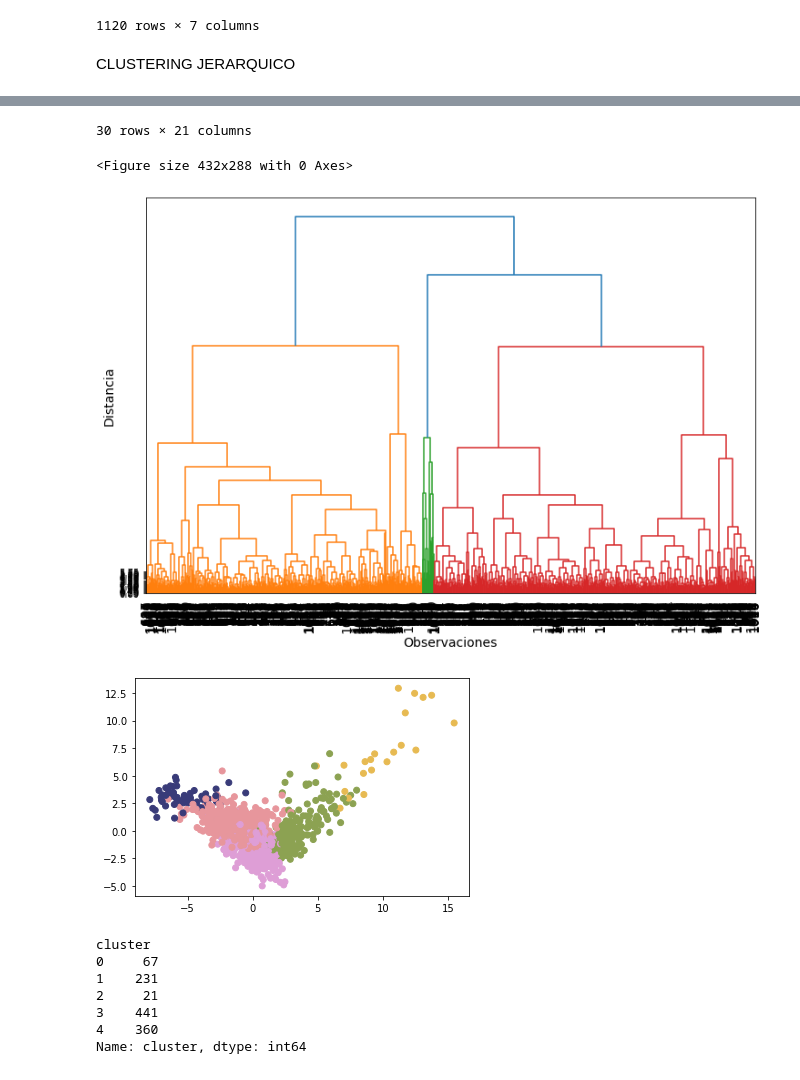
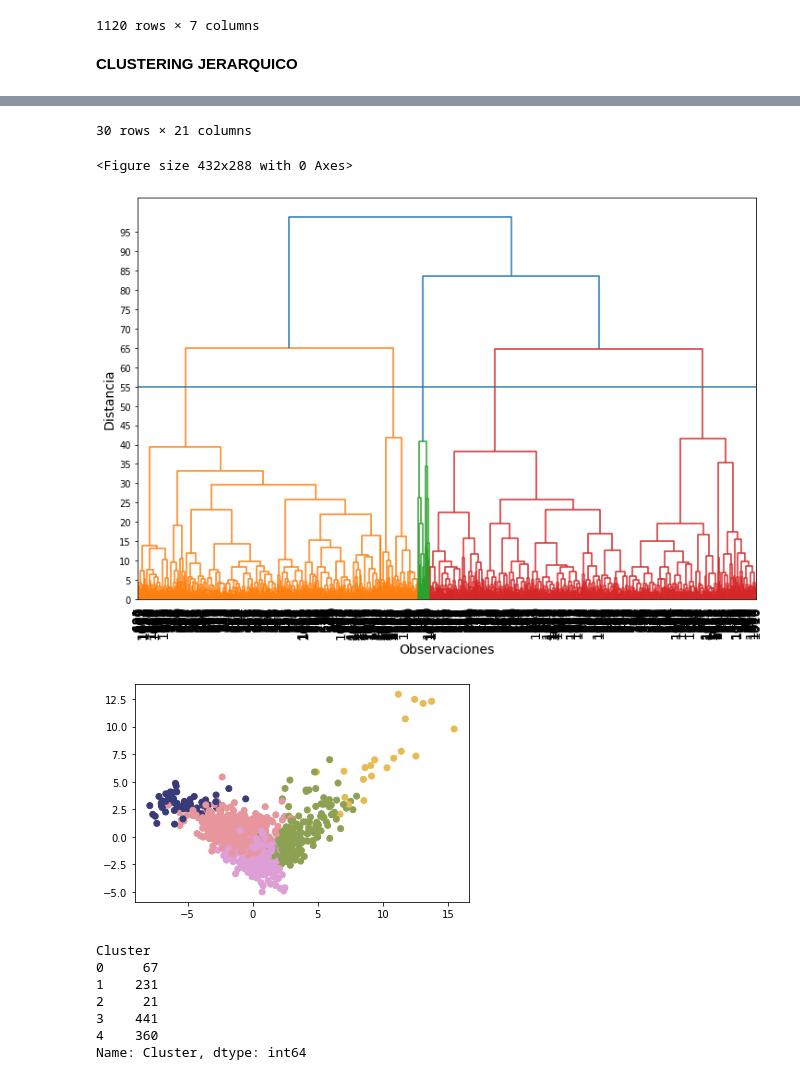
Before and after one commit to freddy120/MIAD_no_supervisado_project, a Jupyter notebook: notebook/DBSCAN y Clustering Jerarquico.ipynb, the cells around one changed output, grey strips where cells are left out. Cells and saved outputs as stored; diff of their text form; code cells hidden in the pictures.

Commit message:
Actualizacion notebook DBSCAN y Clustering Jerarquico

```diff
--- a/notebook/DBSCAN.ipynb
+++ b/notebook/DBSCAN y Clustering Jerarquico.ipynb
@@ -707,7 +675,7 @@ descripcion.sort_values('Cases2019')
 | 686 | 50001 | Villavicencio | 0.93 | 8258 | 538824 | 0.015326 | ... |
 1120 rows × 7 columns
 # %% [markdown]
-CLUSTERING JERARQUICO
+**CLUSTERING JERARQUICO**
 # %%
 from random import seed
 from scipy.spatial.distance import pdist
@@ -736,49 +704,50 @@ from scipy.cluster.hierarchy import dendrogram
 fig, ax = plt.subplots(figsize=(12, 8))
 d = dendrogram(Z, show_leaf_counts=True, leaf_font_size=14, ax=ax)
 ax.set_xlabel('Observaciones', fontsize=14)
-ax.set_yticks(np.arange(0, 6, 0.25))
+ax.set_yticks(np.arange(0, 100, 5))
 ax.set_ylabel('Distancia', fontsize=14)
+ax.hlines(55,0,20000)
 plt.show()
 
 cluster_sk = AgglomerativeClustering(n_clusters=5, affinity='euclidean', linkage='ward')
 cluster_sk =cluster_sk.fit_predict(X)
 
 plt.scatter(X[:,0], X[:,1], c=cluster_sk, cmap='tab20b')
 plt.show()
 # %% [output]
 [figure]
 |  | PC1 | PC2 | PC3 | PC4 | PC5 | PC6 | PC7 | PC8 | PC9 | PC10 | ... | ... |
 | Municipality code | -0.056886 | 0.043731 | -0.022049 | -0.113373 | 0.442350 | 0.321293 | -0.263727 | 0.314189 | 0.342159 | 0.154277 | ... | ... |
 | Age0-4(%) | -0.233001 | 0.252084 | -0.017994 | -0.113743 | -0.053824 | -0.071283 | 0.144312 | -0.092224 | -0.108993 | -0.024727 | ... | ... |
 | Age5-14(%) | -0.262633 | 0.199441 | 0.104334 | -0.160567 | 0.059847 | -0.057053 | 0.074439 | -0.069713 | -0.125456 | -0.002205 | ... | ... |
 | Age15-29(%) | -0.114329 | 0.301675 | -0.122565 | -0.134756 | -0.062521 | 0.212618 | 0.352386 | 0.054624 | 0.136781 | -0.159004 | ... | ... |
 | Age>30(%) | 0.244072 | -0.286147 | -0.004891 | 0.166517 | 0.005326 | -0.031925 | -0.210754 | 0.040288 | 0.043272 | 0.067915 | ... | ... |
 | AfrocolombianPopulation(%) | -0.104381 | 0.175368 | -0.068485 | -0.012117 | -0.422054 | -0.199735 | -0.374410 | -0.122425 | 0.196195 | -0.142325 | ... | ... |
 | IndianPopulation(%) | -0.156858 | 0.135921 | 0.295475 | -0.148259 | 0.082007 | 0.350136 | 0.010252 | 0.081576 | -0.089994 | 0.282723 | ... | ... |
 | PeoplewithDisabilities(%) | 0.049381 | -0.279831 | 0.173681 | 0.143156 | -0.027175 | 0.178577 | -0.161493 | -0.102302 | 0.317676 | -0.248497 | ... | ... |
 | Peoplewhocannotreadorwrite(%) | -0.240452 | -0.009965 | 0.087743 | 0.176780 | -0.068884 | -0.318956 | -0.139873 | -0.029102 | -0.114148 | 0.058797 | ... | ... |
 | Secondary/HigherEducation(%) | 0.239770 | 0.198668 | -0.255619 | -0.050455 | -0.105854 | 0.135394 | -0.005883 | 0.058317 | -0.069185 | 0.133607 | ... | ... |
 | ... | ... | ... | ... | ... | ... | ... | ... | ... | ... | ... | ... | ... |
 | TEMPERATURE_dec_18 | -0.144487 | 0.208383 | -0.244112 | 0.080866 | 0.127075 | -0.271158 | -0.276308 | 0.004501 | -0.128412 | 0.163099 | ... | ... |
 | PRECIPITATION_dec_18 | -0.113134 | 0.141729 | 0.282582 | -0.262379 | -0.102997 | 0.068748 | -0.440472 | -0.060001 | 0.248760 | -0.017716 | ... | ... |
 | Population2019 | 0.106201 | 0.194722 | 0.139557 | 0.224758 | 0.092852 | -0.052002 | 0.141667 | -0.277423 | 0.288151 | -0.056918 | ... | ... |
 | Cases2019 | 0.073137 | 0.182464 | -0.150586 | 0.084840 | 0.345495 | 0.031870 | -0.183140 | -0.397819 | -0.074180 | -0.142401 | ... | ... |
 | ratioPoblacionCasos | -0.015470 | 0.062985 | -0.348018 | -0.038131 | 0.475503 | -0.042476 | -0.204972 | -0.159503 | -0.077088 | -0.093434 | ... | ... |
 30 rows × 21 columns
 <Figure size 432x288 with 0 Axes>
-[figure, old version]
+[figure, new version]
 [figure]
 # %%
-descripcion['cluster']=cluster_sk
-descripcion.groupby('cluster')['cluster'].count()
+descripcion['Cluster']=cluster_sk
+descripcion.groupby('Cluster')['Cluster'].count()
 # %% [output]
-cluster
+Cluster
 0     67
 1    231
 2     21
 3    441
 4    360
-Name: cluster, dtype: int64
+Name: Cluster, dtype: int64
 # %%
 display(descripcion.describe())
 
```
Also changed, not shown: parts of 7 cells of this notebook.
